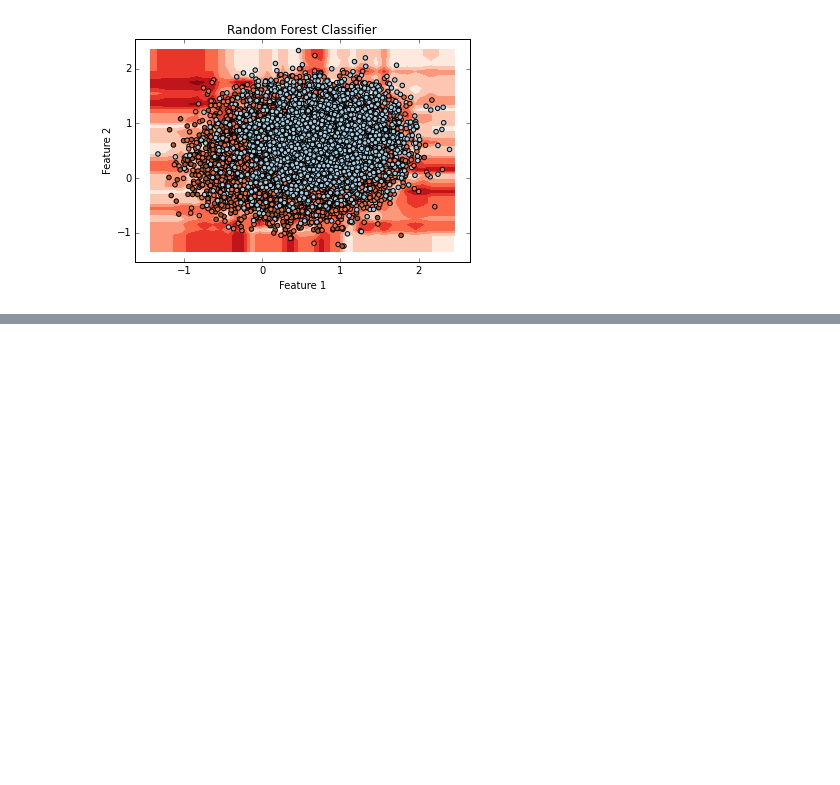
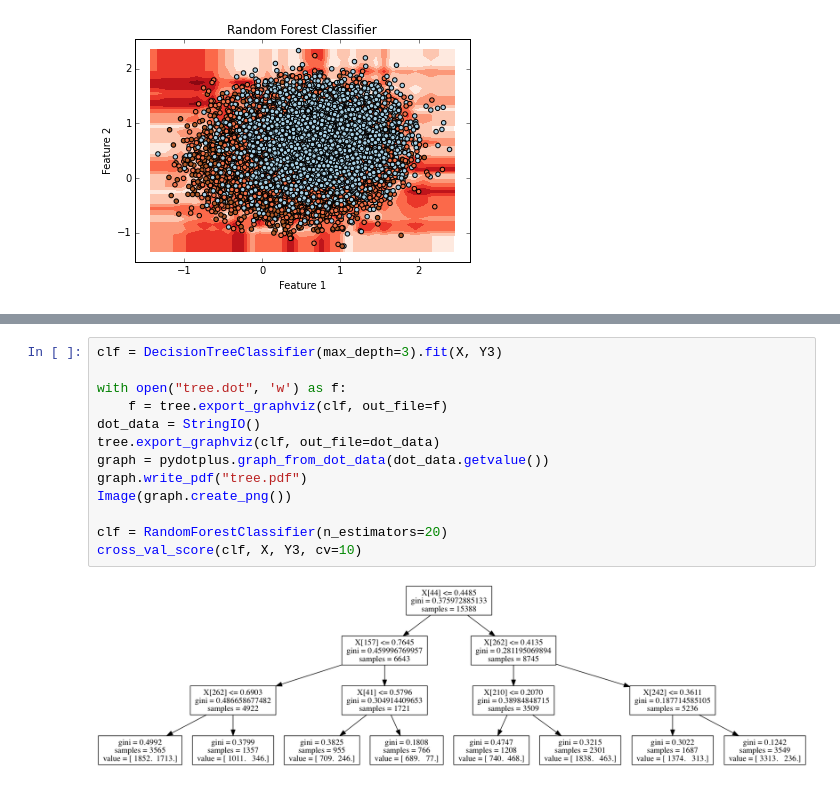
Before and after one commit to bin09122015/HW5, a Jupyter notebook: Visualization-v2.ipynb, the cells around one changed output, grey strips where cells are left out. Saved outputs shown, nothing was run; the diff lists cells and outputs as text; blank space fills up the shorter version.

```diff
--- a/Visualization-v2.ipynb
+++ b/Visualization-v2.ipynb
@@ -127,0 +206,15 @@ for c in range(2):
+# %%
+clf = DecisionTreeClassifier(max_depth=3).fit(X, Y3)
+
+with open("tree.dot", 'w') as f:
+    f = tree.export_graphviz(clf, out_file=f)
+dot_data = StringIO()
+tree.export_graphviz(clf, out_file=dot_data)
+graph = pydotplus.graph_from_dot_data(dot_data.getvalue())
+graph.write_pdf("tree.pdf")
+Image(graph.create_png())
+
+clf = RandomForestClassifier(n_estimators=20)
+cross_val_score(clf, X, Y3, cv=10)
+# %% [output]
+[figure, added]
```
Also changed, not shown: parts of 6 cells of this notebook.
